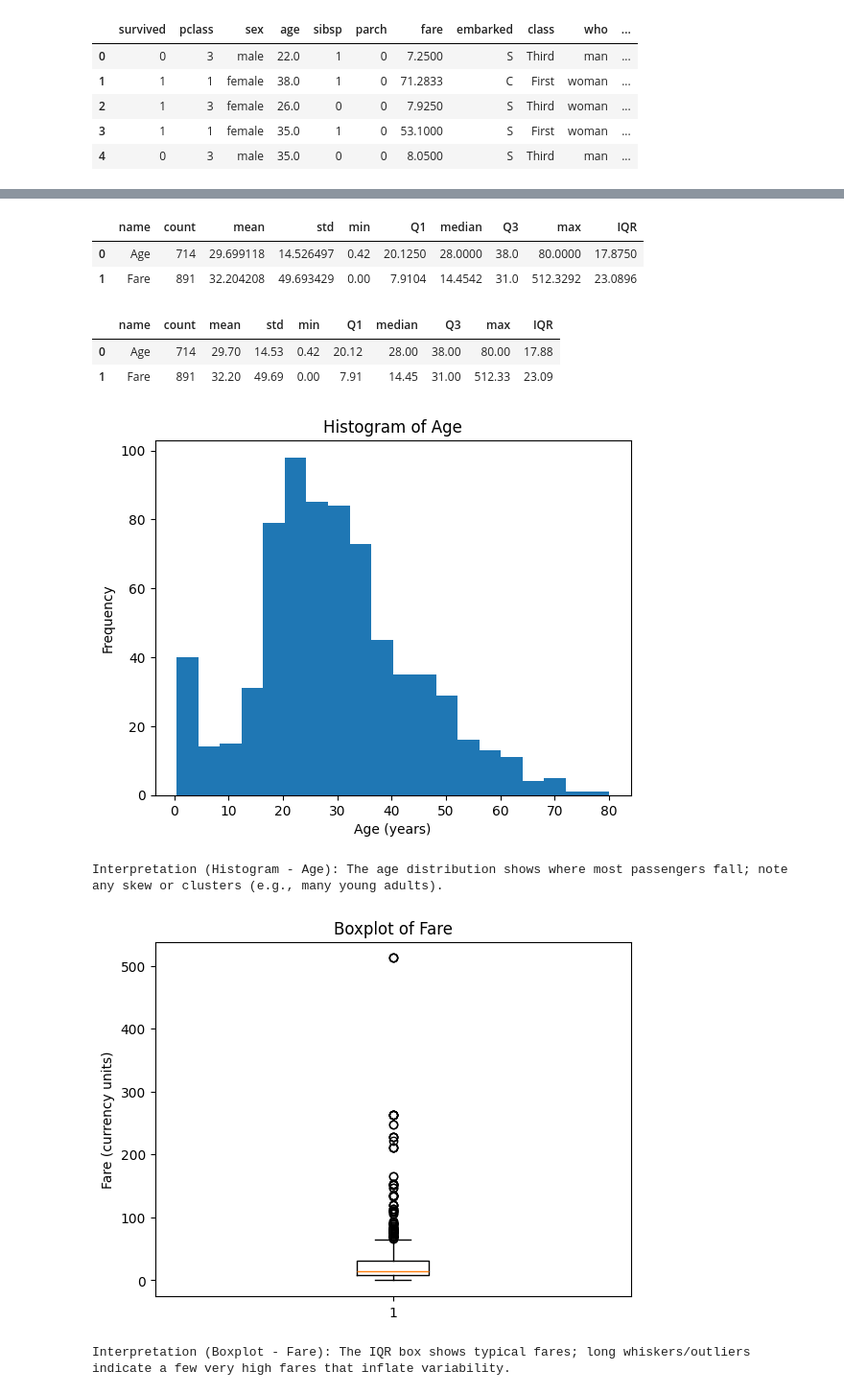
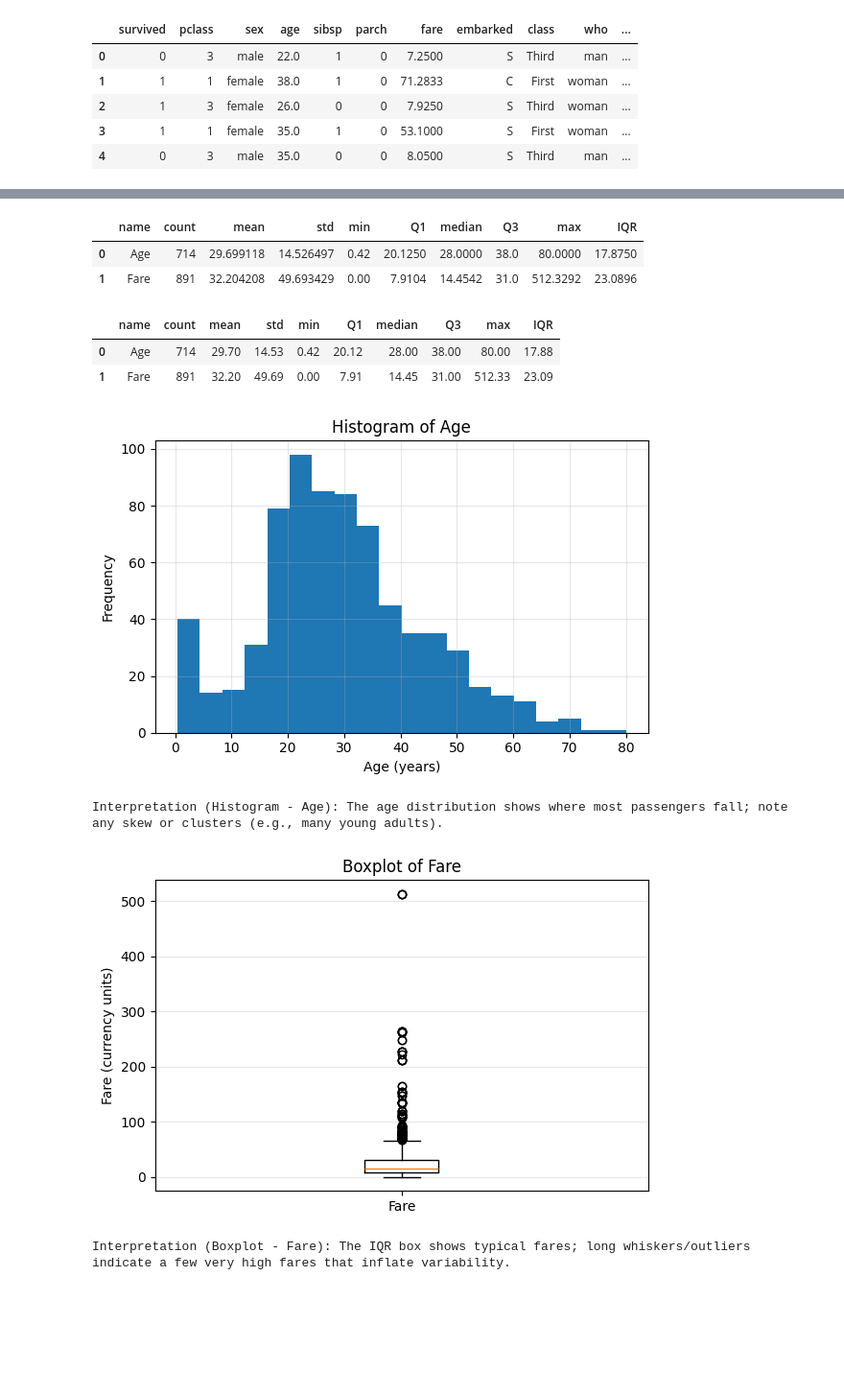
Before and after one commit to Sabrina1911/GroupPresentation_01, a Jupyter notebook: notebook/Challenges_Solution.ipynb, the cells around one changed output, grey strips where cells are left out. Shown at 96% size. Drawn from its saved outputs; the diff is of its cells as text; code cells hidden in the pictures; blank space fills up the shorter version.

```diff
--- a/notebook/Challenges_Solution.ipynb
+++ b/notebook/Challenges_Solution.ipynb
@@ -662,19 +755,5 @@ Sanity checks: OK
 # %%
-'''
-Cell 11:
-## Challenge 7: Numerical Summary & Plots
-
-**Goal**
-- Create a compact numerical summary for key variables.
-- Visualize distributions and relationships with **histogram**, **boxplot**, **scatter**.
-- Optionally draw a **Venn diagram** (if `HAS_VENN` is available) to show set overlap.
-
-**Why this implementation is strong**
-- Reuses helpers & OOP outputs for consistency.
-- Uses clear axis labels, titles, and concise interpretations.
-- Handles missing data safely and works whether `matplotlib_venn` is installed or not.
-'''
-# # ---------- 7A) Numerical summary helper ----------
+# ---------- 7A) Numerical summary helper ----------
 
 def numerical_summary(s: pd.Series, name: str) -> pd.DataFrame:
     """
@@ -741,35 +820,43 @@ def fd_bins(s: pd.Series) -> int:
     return max(5, bins)
 
 # 1) Histogram: Age
-plt.figure()
-plt.hist(clean_series(X1), bins=fd_bins(X1))
+age_clean = clean_series(X1)
+plt.figure(figsize=(6, 4))
+plt.hist(age_clean, bins=fd_bins(age_clean))
 plt.title("Histogram of Age")
 plt.xlabel("Age (years)")
 plt.ylabel("Frequency")
+plt.grid(True, alpha=0.3)
+plt.tight_layout()
 plt.show()
 print("Interpretation (Histogram - Age): The age distribution shows where most passengers fall; note any skew or clusters (e.g., many young adults).")
 
 # 2) Boxplot: Fare
-plt.figure()
-plt.boxplot(clean_series(X2), vert=True)
+fare_clean = clean_series(X2)
+plt.figure(figsize=(6, 4))
+plt.boxplot(fare_clean, vert=True, labels=["Fare"])
 plt.title("Boxplot of Fare")
 plt.ylabel("Fare (currency units)")
+plt.grid(True, axis="y", alpha=0.3)
+plt.tight_layout()
 plt.show()
 print("Interpretation (Boxplot - Fare): The IQR box shows typical fares; long whiskers/outliers indicate a few very high fares that inflate variability.")
 
 # 3) Scatter: Age vs Fare
 # Align non-missing pairs
 scatter_df = pd.DataFrame({"Age": X1, "Fare": X2}).dropna()
-plt.figure()
-plt.scatter(scatter_df["Age"], scatter_df["Fare"])
+plt.figure(figsize=(6, 4))
+plt.scatter(scatter_df["Age"], scatter_df["Fare"], s=18, alpha=0.7)
 plt.title("Scatter: Age vs Fare")
 plt.xlabel("Age (years)")
 plt.ylabel("Fare (currency units)")
+plt.grid(True, alpha=0.3)
+plt.tight_layout()
 plt.show()
 print("Interpretation (Scatter): Little to no strong linear trend is expected; clusters may reflect class or embarkation differences.")
 
 # 4) Optional Venn: Age-above-median vs Survived==1
-age_med = clean_series(X1).median() if not clean_series(X1).empty else None
+age_med = age_clean.median() if not age_clean.empty else None
 if age_med is not None:
     # Use full df with NaN-safe conditions
     A = (pd.to_numeric(df["age"], errors="coerce") > age_med)   # Age > median age
@@ -787,16 +874,16 @@ if age_med is not None:
     print(f"A ∩ B (Age>median AND Survived):    {both}")
 
     if HAS_VENN:
-        plt.figure()
+        plt.figure(figsize=(5.5, 5))
         venn2(subsets=(a_only, b_only, both), set_labels=("Age > median", "Survived"))
         plt.title("Venn: Age > median vs Survived")
+        plt.tight_layout()
         plt.show()
         print("Interpretation (Venn): Overlap size indicates how often older passengers also survived; compare regions for qualitative insight.")
     else:
         print("Venn not available (matplotlib-venn not installed). Counts printed above provide the same overlap information.")
 else:
     print("Cannot compute Venn sets: Age median unavailable.")
-
 
 # ---------- Optional add-ons for extra clarity ----------
 
@@ -811,37 +898,39 @@ if not scatter_df.empty:
     print(f"\nCorrelation (Age, Fare): r = {format_number(r, 3)}  (near 0 ⇒ weak linear association)")
 
 # 3) Log-scale boxplot for Fare (outliers easier to see)
-plt.figure()
-plt.boxplot(clean_series(X2), vert=True)
+plt.figure(figsize=(6, 4))
+plt.boxplot(fare_clean, vert=True, labels=["Fare"])
 plt.yscale("log")
 plt.title("Boxplot of Fare (log scale)")
 plt.ylabel("Fare (log scale)")
+plt.grid(True, axis="y", alpha=0.3)
+plt.tight_layout()
 plt.show()
 print("Interpretation (Log-Boxplot): Log scale compresses the few very large fares, making the central spread easier to read.")
 
 # 4) Quick check that required columns exist (defensive)
 required_cols = {"age", "fare", "survived"}
 missing = required_cols - set(map(str.lower, df.columns))
 if missing:
     print(f"Warning: Missing expected columns: {missing}")
 
 # 5) Optional: summary for any numeric columns in one call
 def summarize_columns(df: pd.DataFrame, cols: list[str]) -> pd.DataFrame:
     rows = []
     for c in cols:
         if c in df.columns:
             rows.append(numerical_summary(pd.to_numeric(df[c], errors="coerce"), c))
     return pd.concat(rows, ignore_index=True) if rows else pd.DataFrame()
 
 display(_fmt_cols(summarize_columns(df, ["age", "fare", "sibsp", "parch"])))
 # %% [output]
 |  | name | count | mean | std | min | Q1 | median | Q3 | max | IQR |
 | 0 | Age | 714 | 29.699118 | 14.526497 | 0.42 | 20.1250 | 28.0000 | 38.0 | 80.0000 | 17.8750 |
 | 1 | Fare | 891 | 32.204208 | 49.693429 | 0.00 | 7.9104 | 14.4542 | 31.0 | 512.3292 | 23.0896 |
 |  | name | count | mean | std | min | Q1 | median | Q3 | max | IQR |
 | 0 | Age | 714 | 29.70 | 14.53 | 0.42 | 20.12 | 28.00 | 38.00 | 80.00 | 17.88 |
 | 1 | Fare | 891 | 32.20 | 49.69 | 0.00 | 7.91 | 14.45 | 31.00 | 512.33 | 23.09 |
-[figure, old version]
+[figure, new version]
 Interpretation (Histogram - Age): The age distribution shows where most passengers fall; note any skew or clusters (e.g., many young adults).
-[figure, old version]
+[figure, new version]
 Interpretation (Boxplot - Fare): The IQR box shows typical fares; long whiskers/outliers indicate a few very high fares that inflate variability.
```
Also changed, not shown: parts of 27 cells of this notebook, 1 other file.
